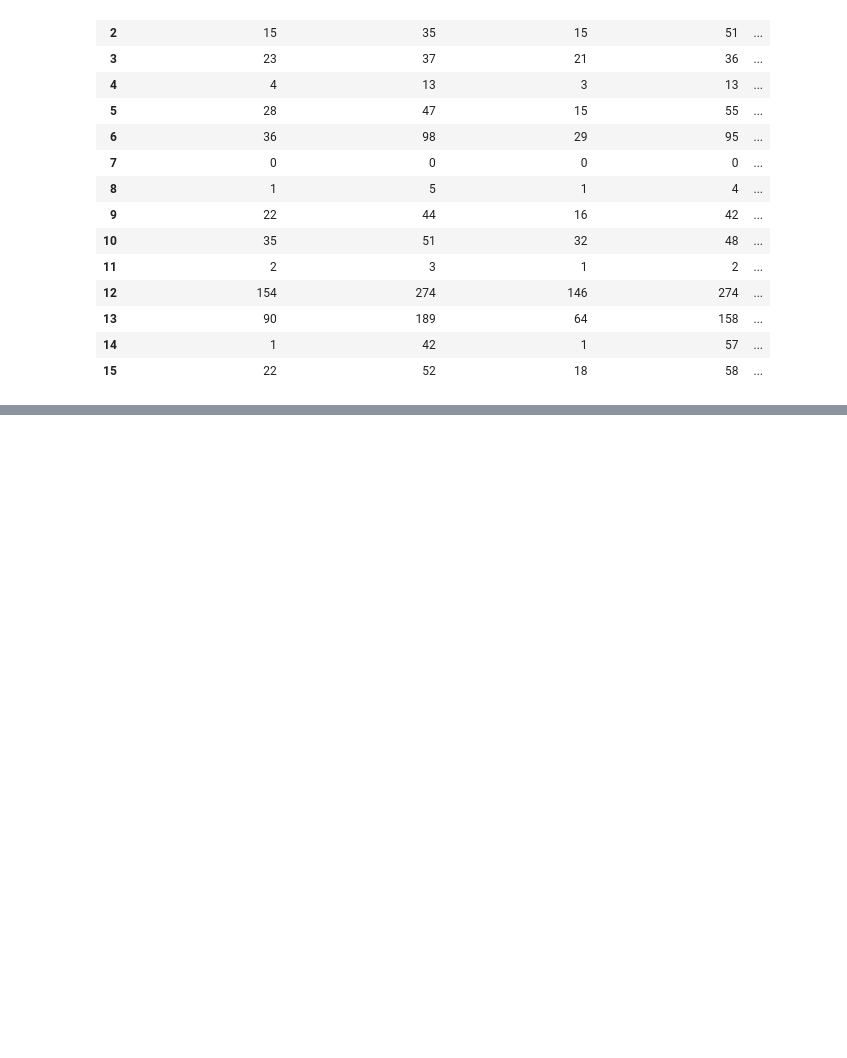
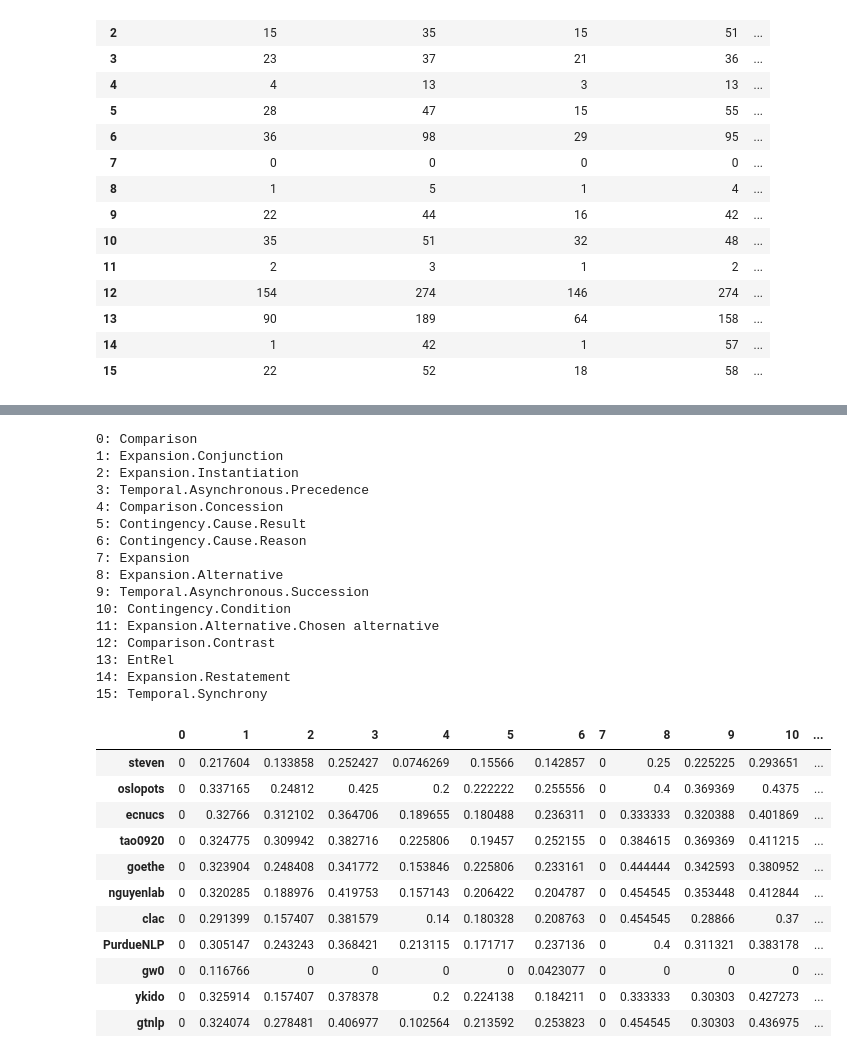
Before and after one commit to PaulOpu/PM_ShallowDiscourseParsing, a Jupyter notebook: Coding/02_SenseModel.ipynb, the cells around one changed output, grey strips where cells are left out. Drawn from its saved outputs; the diff is of its cells as text; code cells hidden in the pictures; blank space fills up the shorter version.

```diff
--- a/Coding/02_SenseModel.ipynb
+++ b/Coding/02_SenseModel.ipynb
@@ -460,4 +412,17 @@ for sense in set(gold_senses):
         else:
             row += [0]
     rows += [tuple(row)]
+# %%
+def highlight_max(data, color='yellow'):
+    # highlight the maximum in a Series or DataFrame
+    attr = 'background-color: {}'.format(color)
+    #remove % and cast to float
+    data = data.replace('%','', regex=True).astype(float)
+    if data.ndim == 1:  # Series from .apply(axis=0) or axis=1
+        is_max = data == data.max()
+        return [attr if v else '' for v in is_max]
+    else:  # from .apply(axis=None)
+        is_max = data == data.max().max()
+        return pd.DataFrame(np.where(is_max, attr, ''),
+                            index=data.index, columns=data.columns)
 # %%
@@ -482,0 +450,35 @@ pd.DataFrame(data=rows, columns=["Sense"]+parser_names)
+# %%
+transposed_reliability_df = reliability_df[reliability_df.columns[1:]].transpose()
+for ind,sense in enumerate(list(zip(*rows)[0])):
+    print("{}: {}".format(ind,sense))
+
+transposed_reliability_df.style.apply(highlight_max,axis=0)
+# %% [output]
+0: Comparison
+1: Expansion.Conjunction
+2: Expansion.Instantiation
+3: Temporal.Asynchronous.Precedence
+4: Comparison.Concession
+5: Contingency.Cause.Result
+6: Contingency.Cause.Reason
+7: Expansion
+8: Expansion.Alternative
+9: Temporal.Asynchronous.Succession
+10: Contingency.Condition
+11: Expansion.Alternative.Chosen alternative
+12: Comparison.Contrast
+13: EntRel
+14: Expansion.Restatement
+15: Temporal.Synchrony
+|  | 0 | 1 | 2 | 3 | 4 | 5 | 6 | 7 | 8 | 9 | 10 | ... |
+| steven | 0 | 0.217604 | 0.133858 | 0.252427 | 0.0746269 | 0.15566 | 0.142857 | 0 | 0.25 | 0.225225 | 0.293651 | ... |
+| oslopots | 0 | 0.337165 | 0.24812 | 0.425 | 0.2 | 0.222222 | 0.255556 | 0 | 0.4 | 0.369369 | 0.4375 | ... |
+| ecnucs | 0 | 0.32766 | 0.312102 | 0.364706 | 0.189655 | 0.180488 | 0.236311 | 0 | 0.333333 | 0.320388 | 0.401869 | ... |
+| tao0920 | 0 | 0.324775 | 0.309942 | 0.382716 | 0.225806 | 0.19457 | 0.252155 | 0 | 0.384615 | 0.369369 | 0.411215 | ... |
+| goethe | 0 | 0.323904 | 0.248408 | 0.341772 | 0.153846 | 0.225806 | 0.233161 | 0 | 0.444444 | 0.342593 | 0.380952 | ... |
+| nguyenlab | 0 | 0.320285 | 0.188976 | 0.419753 | 0.157143 | 0.206422 | 0.204787 | 0 | 0.454545 | 0.353448 | 0.412844 | ... |
+| clac | 0 | 0.291399 | 0.157407 | 0.381579 | 0.14 | 0.180328 | 0.208763 | 0 | 0.454545 | 0.28866 | 0.37 | ... |
+| PurdueNLP | 0 | 0.305147 | 0.243243 | 0.368421 | 0.213115 | 0.171717 | 0.237136 | 0 | 0.4 | 0.311321 | 0.383178 | ... |
+| gw0 | 0 | 0.116766 | 0 | 0 | 0 | 0 | 0.0423077 | 0 | 0 | 0 | 0 | ... |
+| ykido | 0 | 0.325914 | 0.157407 | 0.378378 | 0.2 | 0.224138 | 0.184211 | 0 | 0.333333 | 0.30303 | 0.427273 | ... |
+| gtnlp | 0 | 0.324074 | 0.278481 | 0.406977 | 0.102564 | 0.213592 | 0.253823 | 0 | 0.454545 | 0.30303 | 0.436975 | ... |
```
Also changed, not shown: parts of 24 cells of this notebook, 4 other files.
